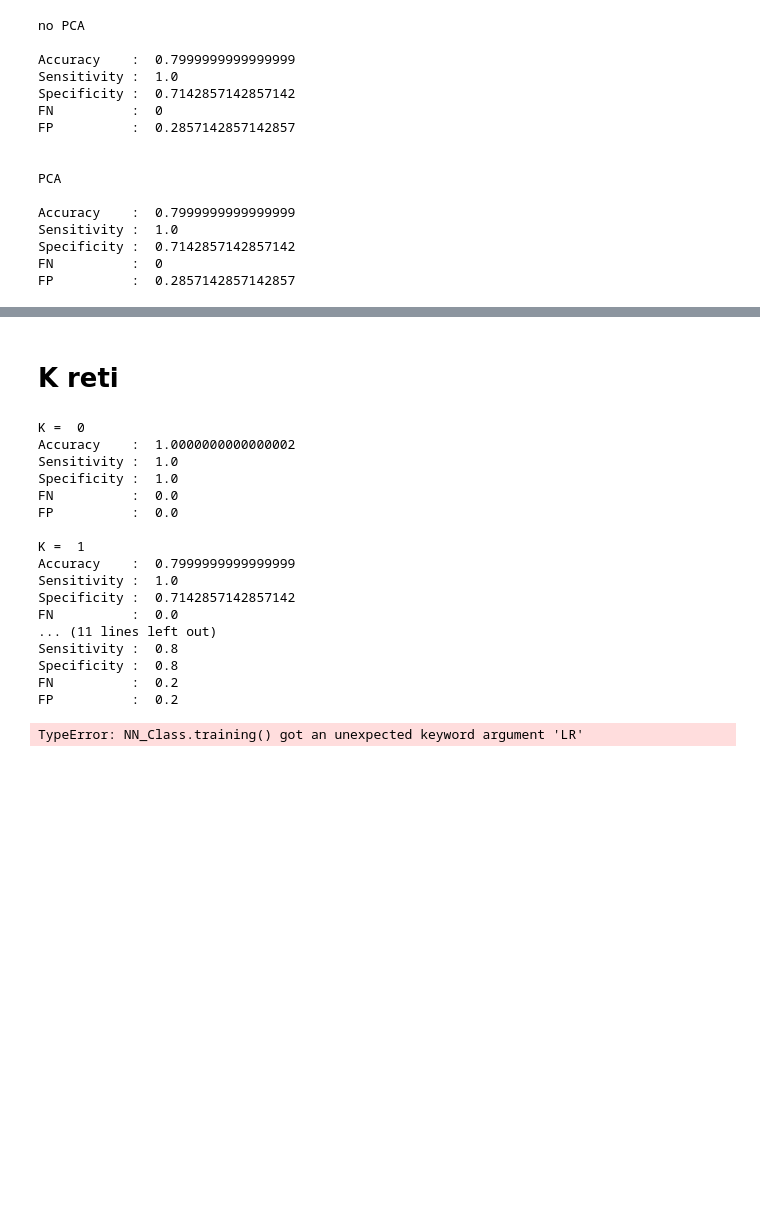
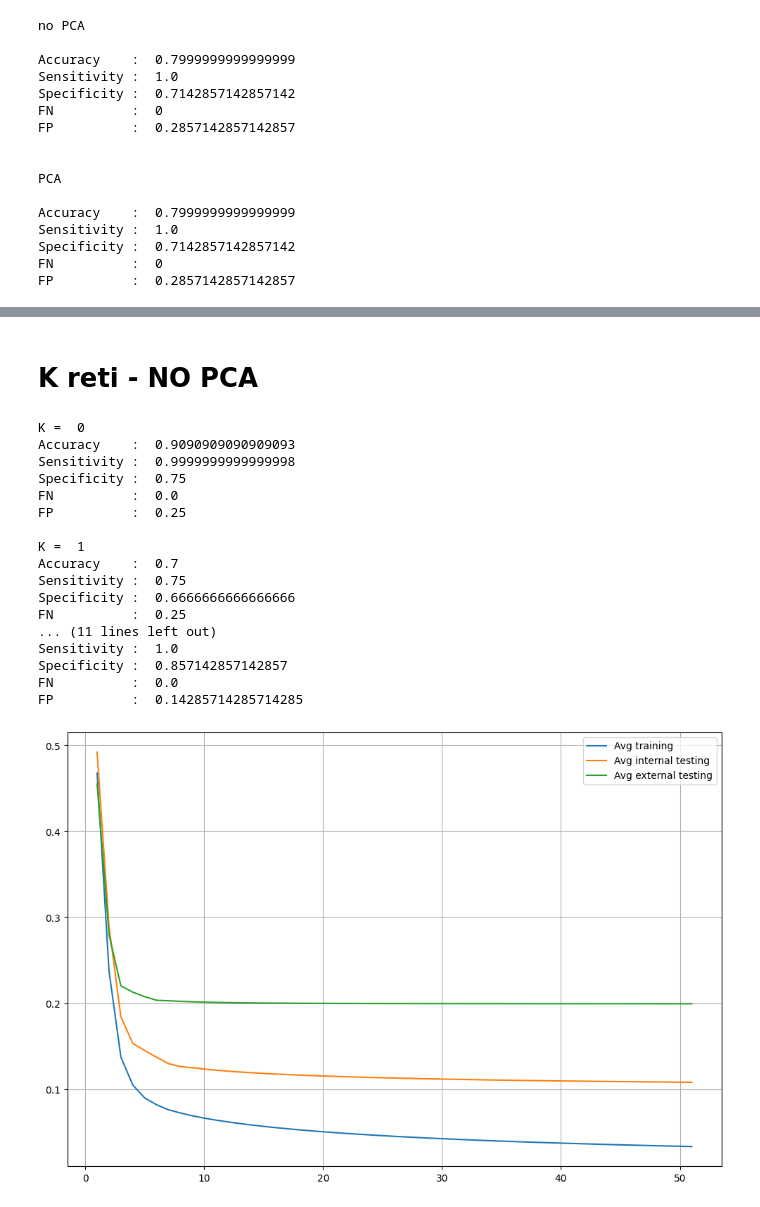
Before and after one commit to Finardi-FS/Neural-Shrimps, a Jupyter notebook: Neural_Network/NN_TrafficProject.ipynb, the cells around one changed output, grey strips where cells are left out. Drawn from its saved outputs; the diff is of its cells as text; code cells hidden in the pictures; blank space fills up the shorter version.

```diff
--- a/Neural_Network/NN_TrafficProject.ipynb
+++ b/Neural_Network/NN_TrafficProject.ipynb
@@ -327,5 +336,5 @@ plt.show()
 # %% [markdown]
-# K reti
+# K reti - NO PCA
 # %%
 pd.options.display.float_format = None
 
@@ -336,9 +345,11 @@ weights         = np.ones((K, len(data_int[0]))) * weight
 correct_outputs = labels_int
 epochs          = 25
 inputs         	= data_int
-LR              = 0.1
+LRA             = 0.01
+LRB				= 0.95
+LRD				= False
 
-N = len(labels_int)
+N = len(correct_outputs)
 
 original_indices = np.arange(N)
 
@@ -353,7 +364,7 @@ FN = np.zeros(4)
 FP = np.zeros(4)
 
 for ind in range(K):
-	temp_train_set = np.ones(data_int.shape[0], dtype=bool)
+	temp_train_set = np.ones(inputs.shape[0], dtype=bool)
 
 	temp_train_set[index == ind] = False
 	temp_test_set = ~temp_train_set
@@ -361,16 +372,16 @@ for ind in range(K):
 	temp_train_indices = original_indices[temp_train_set]
 	temp_test_indices = original_indices[temp_test_set]
 
-	temp_train_labels = labels_int[temp_train_indices]
-	temp_test_labels = labels_int[temp_test_indices]
+	temp_train_labels = correct_outputs[temp_train_indices]
+	temp_test_labels = correct_outputs[temp_test_indices]
 
-	temp_train_data = data_int[temp_train_indices, :]
-	temp_test_data = data_int[temp_test_indices, :]
+	temp_train_data = inputs[temp_train_indices, :]
+	temp_test_data = inputs[temp_test_indices, :]
 
 	try:
 		pc_tr_data = np.squeeze(temp_train_data)
 
-		results = NN.training(weights[ind,:], pc_tr_data, temp_train_labels, epochs, LR)
+		results = NN.training(weights[ind,:], pc_tr_data, temp_train_labels, epochs, LRA = LRA, LRB = LRB, LRD = LRD)
 		weights[ind, :] = results['container_weights'][-1]
 
 	except Exception as e:
@@ -396,22 +407,22 @@ for ind in range(K):
 	print('FP          : ', FP[ind], '\n')
 # %% [output]
 K =  0
-Accuracy    :  1.0000000000000002
-Sensitivity :  1.0
-Specificity :  1.0
+Accuracy    :  0.9090909090909093
+Sensitivity :  0.9999999999999998
+Specificity :  0.75
 FN          :  0.0
-FP          :  0.0
+FP          :  0.25
 
 K =  1
-Accuracy    :  0.7999999999999999
+Accuracy    :  0.7
+Sensitivity :  0.75
+Specificity :  0.6666666666666666
+FN          :  0.25
+... (11 lines left out)
 Sensitivity :  1.0
-Specificity :  0.7142857142857142
+Specificity :  0.857142857142857
 FN          :  0.0
-... (11 lines left out)
-Sensitivity :  0.8
-Specificity :  0.8
-FN          :  0.2
-FP          :  0.2
+FP          :  0.14285714285714285
 # %%
 pd.options.display.float_format = None
 
@@ -420,7 +431,9 @@ weights         = 2 * np.random.rand(K, len(data_int[0])) - 1
 correct_outputs = labels_int
 epochs        	= 50
 inputs         	= data_int
-LR              = 0.1
+LRA             = 0.01
+LRB				= 0.95
+LRD				= False
 
 results_tr = np.zeros(K, dtype = object)
 results_te = np.zeros(K, dtype = object)
@@ -429,26 +442,26 @@ P_ext = np.zeros((len(data_ext), epochs + 1), dtype = object)
 avg_tr = np.zeros(epochs + 1)
 avg_te = np.zeros(epochs + 1)
 
-N = len(labels_int)
+N = len(correct_outputs)
 original_indices = np.arange(N)
 
 indices = NN.data_folding(K, N)[1]
 
 
 for ind in range(K):
-	bool_train_set 					= np.ones(data_int.shape[0], dtype=bool)
+	bool_train_set 					= np.ones(inputs.shape[0], dtype=bool)
 
 	# Training data
 	bool_train_set[indices == ind] 	= False
 	train_indices 					= original_indices[bool_train_set]
-	train_labels 					= labels_int[train_indices]
-	train_data 						= data_int[train_indices, :]
+	train_labels 					= correct_outputs[train_indices]
+	train_data 						= inputs[train_indices, :]
 
 	# Testing data
 	bool_test_set 					= ~bool_train_set
 	test_indices 					= original_indices[bool_test_set]
-	test_labels 					= labels_int[test_indices]
-	test_data 						= data_int[test_indices, :]
+	test_labels 					= correct_outputs[test_indices]
+	test_data 						= inputs[test_indices, :]
 
 
 	# TRAINING phase
@@ -458,7 +471,9 @@ for ind in range(K):
 							   	inputs 			= sq_tr_data,
 							   	correct_outputs = train_labels,
 							   	epochs 			= epochs,
-							   	LR 				= LR
+							   	LRA 			= LRA,
+								LRB				= LRB,
+								LRD				= True
 								)
 
 	P = results_tr[ind]['P']
@@ -478,34 +493,34 @@ for ind in range(K):
 	avg_te += np.sum(np.abs(P - E), axis = 0) / (len(P[:, 0]) * K)
 
 	# TESTING esterno
 
 	results_ext_te[ind] = NN.trend_over_epochs(
 										inputs = data_ext,
 										correct_outputs = labels_ext,
 										weights_per_epoch = results_tr[ind]['container_weights']
 										)
 	P_ext += results_ext_te[ind]['P'] / K
 
 
 # P = results_ext_te['P']
 E = results_ext_te[0]['E']
 avg_ext_te = np.sum(np.abs(P_ext - E), axis = 0) / len(P_ext[:, 0])
 
 
 
 c_w = results_tr[1]['container_weights']
 # P = results_tr[1]['P'][0]
 # E = results_tr[1]['E'][0]
 
 plt.figure(figsize=(12, 8))
 plt.plot(np.arange(1, len(c_w)+1), avg_tr, label = 'Avg training')
 plt.plot(np.arange(1, len(c_w)+1), avg_te, label = 'Avg internal testing')
 plt.plot(np.arange(1, len(c_w)+1), avg_ext_te, label = 'Avg external testing')
 plt.grid()
 plt.legend()
 plt.show()
 # %% [output]
-TypeError: NN_Class.training() got an unexpected keyword argument 'LR'
+[figure, added]
 # %%
 # c_w = results_tr[0]['container_weights']
 
```
Also changed, not shown: parts of 17 cells of this notebook, 1 other file.
